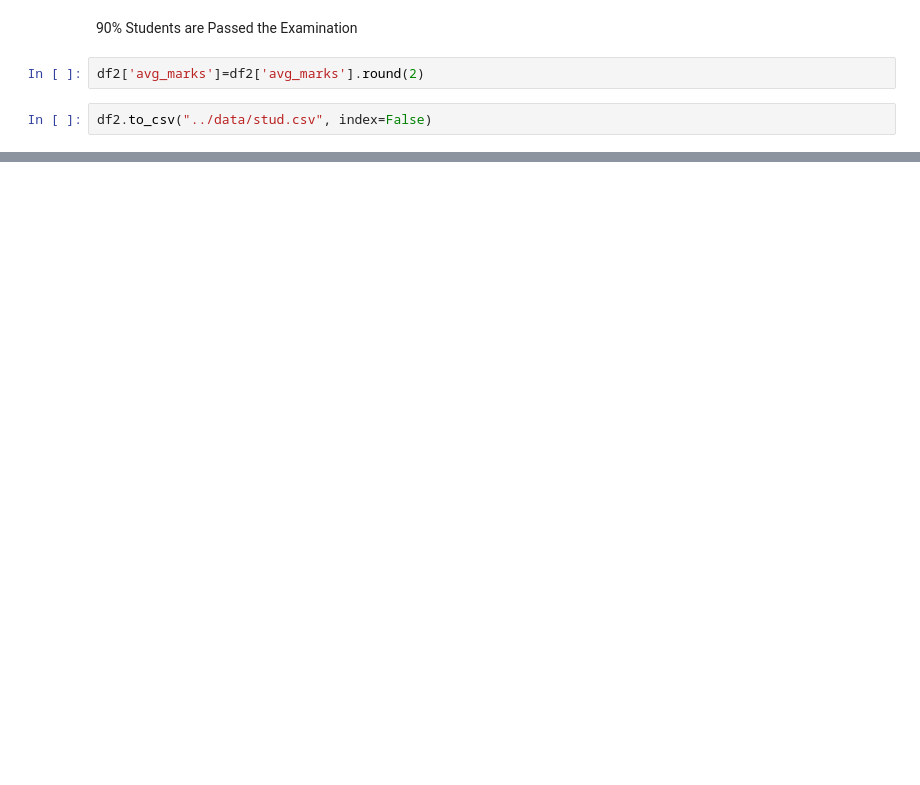
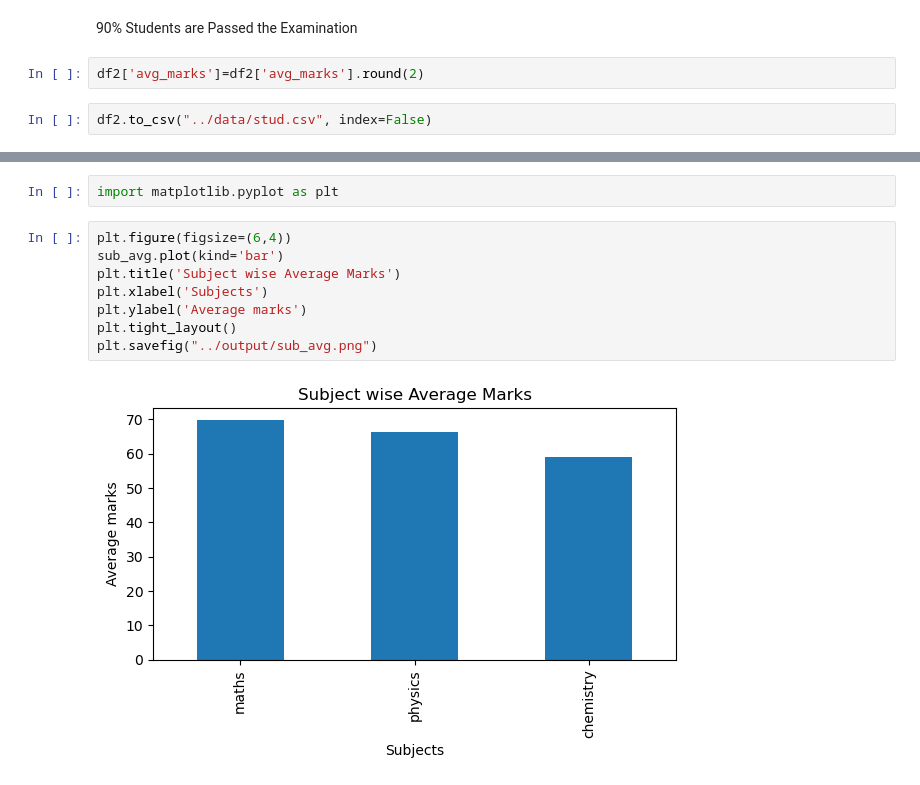
Before and after one commit to Ujjwal2005-12/Student-Performance-Dashboard, a Jupyter notebook: backend/Untitled.ipynb, the cells around one changed output, grey strips where cells are left out. Drawn from its saved outputs; the diff is of its cells as text; blank space fills up the shorter version.

Commit message:
Day 3: added visualizations and included output charts

```diff
--- a/backend/Untitled.ipynb
+++ b/backend/Untitled.ipynb
@@ -148 +150,13 @@ df2.head()
 | 4 | 5 | Priya | 62 | 58 | 60 | 180 | 60.00 | Pass |
+# %%
+import matplotlib.pyplot as plt
+# %%
+plt.figure(figsize=(6,4))
+sub_avg.plot(kind='bar')
+plt.title('Subject wise Average Marks')
+plt.xlabel('Subjects')
+plt.ylabel('Average marks')
+plt.tight_layout()
+plt.savefig("../output/sub_avg.png")
+# %% [output]
+[figure, added]
```
Also changed, not shown: parts of 11 cells of this notebook, 2 other files.
